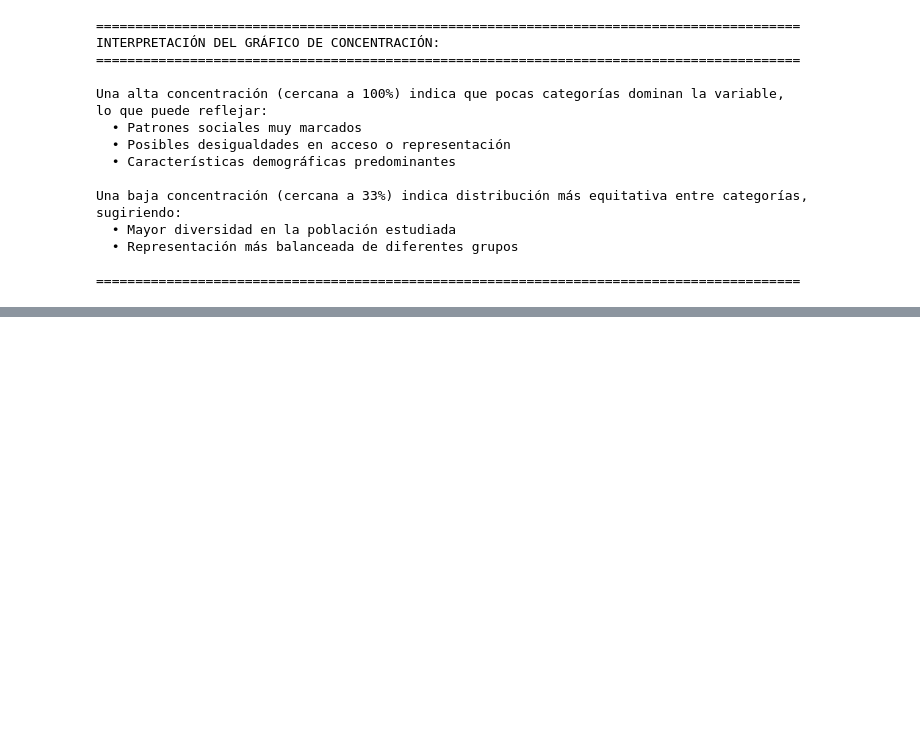
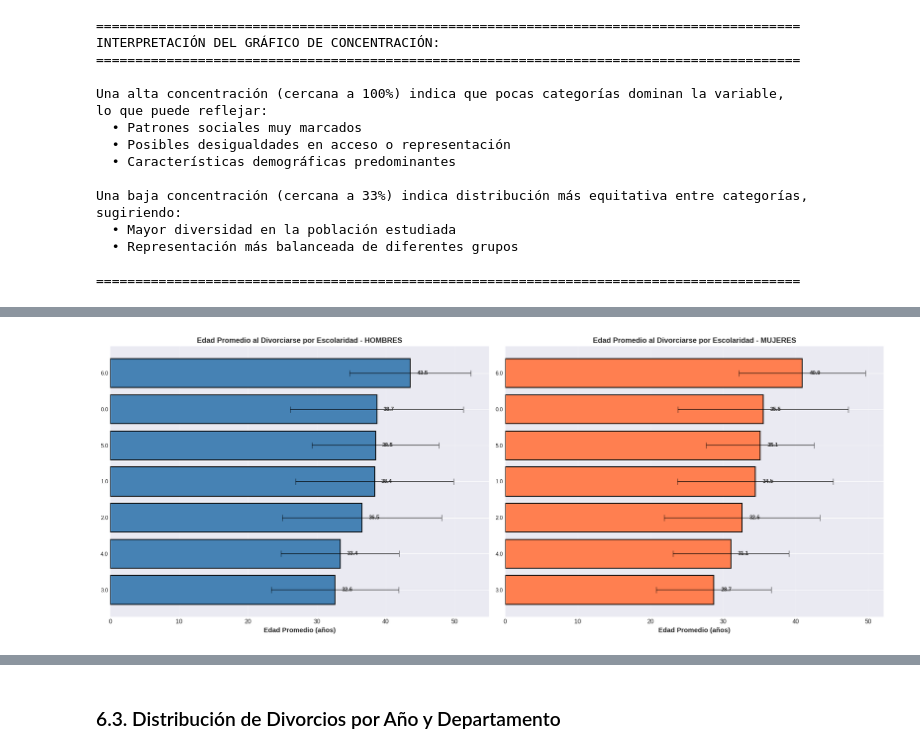
Before and after one commit to Tunchxz/CC3074-Proyecto-1, a Jupyter notebook: proyecto-1.ipynb, the cells around one changed output, grey strips where cells are left out. Cells and saved outputs as stored; diff of their text form; code cells hidden in the pictures; blank space fills up the shorter version.

```diff
--- a/proyecto-1.ipynb
+++ b/proyecto-1.ipynb
@@ -2619,0 +2858,66 @@ sugiriendo:
+# %%
+# Visualización: Edad promedio por nivel educativo
+fig, axes = plt.subplots(1, 2, figsize=(18, 7))
+
+# Gráfico para Hombres
+axes[0].barh(range(len(edad_por_esc_h)), edad_por_esc_h['Promedio'],
+            color='steelblue', edgecolor='black', linewidth=1.5)
+axes[0].errorbar(edad_por_esc_h['Promedio'], range(len(edad_por_esc_h)),
+               xerr=edad_por_esc_h['Desv_Est'], fmt='none',
+               ecolor='black', capsize=5, alpha=0.6)
+
+for i, (idx, row) in enumerate(edad_por_esc_h.iterrows()):
+   axes[0].text(row['Promedio'] + 1, i, f"{row['Promedio']:.1f}",
+               va='center', fontsize=9, fontweight='bold')
+
+axes[0].set_yticks(range(len(edad_por_esc_h)))
+axes[0].set_yticklabels([str(idx)[:30] for idx in edad_por_esc_h.index], fontsize=9)
+axes[0].set_xlabel('Edad Promedio (años)', fontweight='bold', fontsize=11)
+axes[0].set_title('Edad Promedio al Divorciarse por Escolaridad - HOMBRES',
+               fontweight='bold', fontsize=12)
+axes[0].invert_yaxis()
+axes[0].grid(True, alpha=0.3, axis='x')
+
+# Gráfico para Mujeres
+axes[1].barh(range(len(edad_por_esc_m)), edad_por_esc_m['Promedio'],
+            color='coral', edgecolor='black', linewidth=1.5)
+axes[1].errorbar(edad_por_esc_m['Promedio'], range(len(edad_por_esc_m)),
+               xerr=edad_por_esc_m['Desv_Est'], fmt='none',
+               ecolor='black', capsize=5, alpha=0.6)
+
+for i, (idx, row) in enumerate(edad_por_esc_m.iterrows()):
+   axes[1].text(row['Promedio'] + 1, i, f"{row['Promedio']:.1f}",
+               va='center', fontsize=9, fontweight='bold')
+
+axes[1].set_yticks(range(len(edad_por_esc_m)))
+axes[1].set_yticklabels([str(idx)[:30] for idx in edad_por_esc_m.index], fontsize=9)
+axes[1].set_xlabel('Edad Promedio (años)', fontweight='bold', fontsize=11)
+axes[1].set_title('Edad Promedio al Divorciarse por Escolaridad - MUJERES',
+               fontweight='bold', fontsize=12)
+axes[1].invert_yaxis()
+axes[1].grid(True, alpha=0.3, axis='x')
+
+plt.tight_layout()
+plt.show()
+
+print("\n- INTERPRETACIÓN:")
+print("-" * 90)
+print("""
+1. Relación Educación-Edad: Se observa una tendencia donde mayor nivel educativo generalmente
+   se asocia con mayor edad al momento del divorcio, posiblemente debido a:
+   - Mayor tiempo invertido en formación académica antes del matrimonio
+   - Mayor autonomía económica que permite tomar decisiones más maduras
+   - Expectativas y valores diferentes sobre el matrimonio
+
+2. Diferencias de Género: Las mujeres con mayor educación tienden a divorciarse a edades
+   similares o ligeramente menores que los hombres del mismo nivel educativo.
+
+3. Variabilidad: La desviación estándar indica considerable variabilidad en las edades
+   dentro de cada nivel educativo, sugiriendo que la educación es un factor entre muchos.
+
+4. Implicación Social: Los niveles educativos más bajos muestran edades promedio más tempranas,
+   lo que puede correlacionar con matrimonios más jóvenes y menor estabilidad económica.
+""")
+print("="*90)
+# %% [output]
+[figure, added]
@@ -2619,0 +2943,2 @@ sugiriendo:
+# %% [markdown]
+### 6.3. Distribución de Divorcios por Año y Departamento
```
Also changed, not shown: parts of 15 cells of this notebook.
